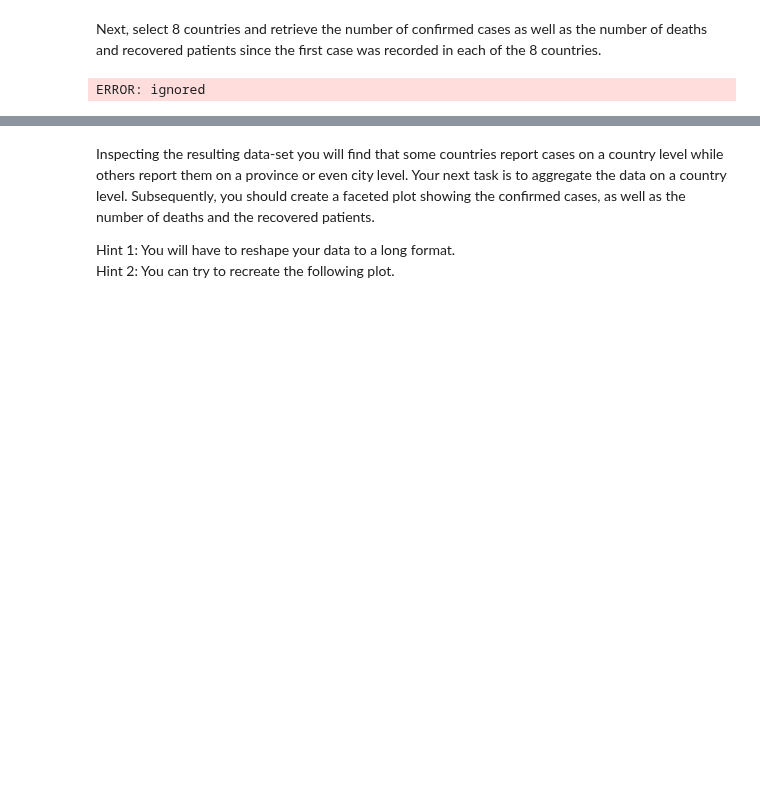
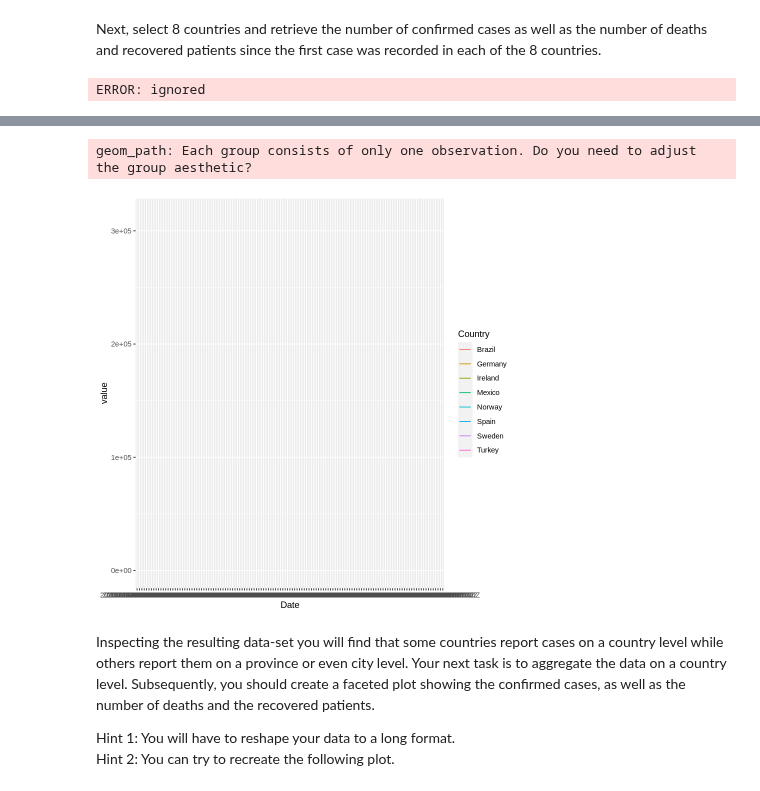
Before and after one commit to michiWS1920/ADS20, a Jupyter notebook: ADS_Programming_Assignment_2.ipynb, the cells around one changed output, grey strips where cells are left out. Drawn from its saved outputs; the diff is of its cells as text; code cells hidden in the pictures; blank space fills up the shorter version.

```diff
--- a/ADS_Programming_Assignment_2.ipynb
+++ b/ADS_Programming_Assignment_2.ipynb
@@ -114,3 +140,10 @@ A data.frame: 758 × 12
+# %%
+ggplot(covid_long) +
+geom_line(aes (x= Date, y= value, color= Country))
+# %% [output]
+geom_path: Each group consists of only one observation. Do you need to adjust
+the group aesthetic?
+[figure, added]
 # %% [markdown]
 Inspecting the resulting data-set you will find that some countries report cases on a country level while others report them on a province or even city level. Your next task is to aggregate the data on a country level. Subsequently, you should create a faceted plot showing the confirmed cases, as well as the number of deaths and the recovered patients.
 
```
Also changed, not shown: parts of 5 cells of this notebook.
